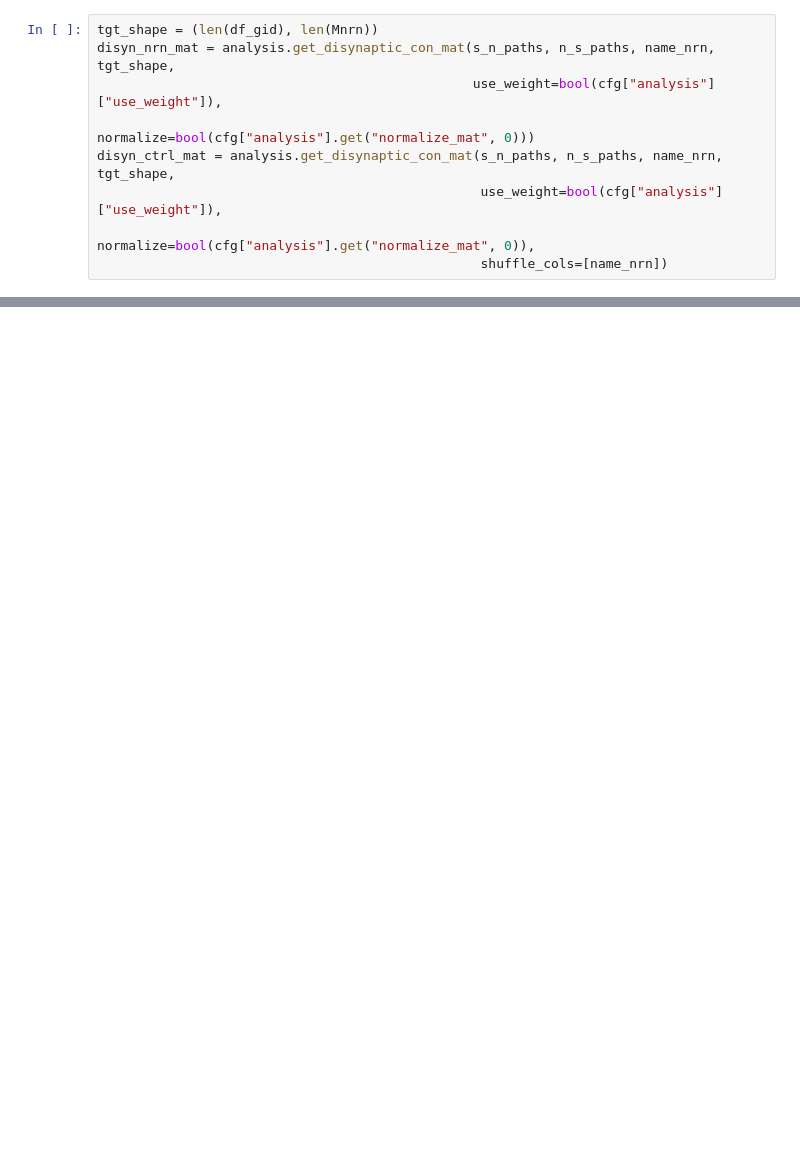
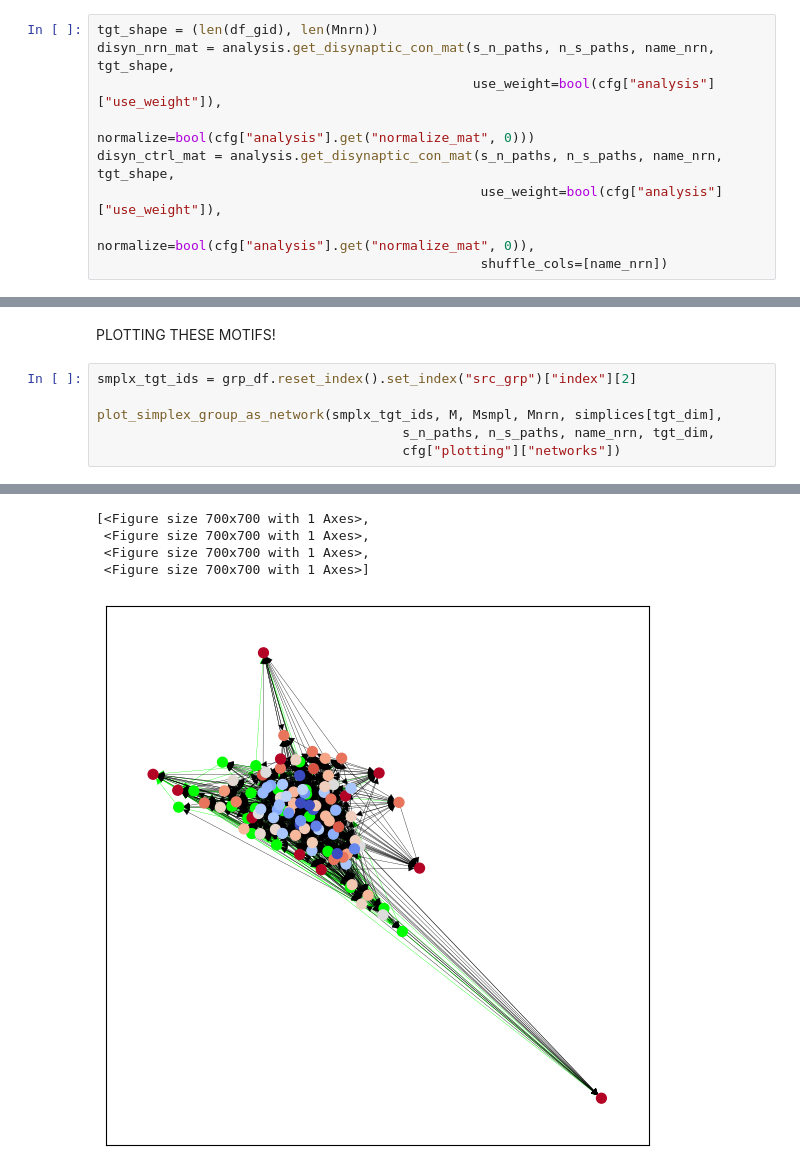
Before and after one commit to MWolfR/excitation_inhibition_topology, a Jupyter notebook: Topology of neurons relative to simplices.ipynb, the cells around one changed output, grey strips where cells are left out. Drawn from its saved outputs; the diff is of its cells as text; blank space fills up the shorter version.

```diff
--- a/Topology of neurons relative to simplices.ipynb
+++ b/Topology of neurons relative to simplices.ipynb
@@ -248,0 +353,9 @@ plt.colorbar(plt.imshow(clst_mat_disyn, aspect="auto", interpolation="nearest"))
+# %% [markdown]
+PLOTTING THESE MOTIFS!
+# %%
+smplx_tgt_ids = grp_df.reset_index().set_index("src_grp")["index"][2]
+
+plot_simplex_group_as_network(smplx_tgt_ids, M, Msmpl, Mnrn, simplices[tgt_dim],
+                                       s_n_paths, n_s_paths, name_nrn, tgt_dim,
+                                       cfg["plotting"]["networks"])
+# %% [output]
@@ -248,0 +363,5 @@ plt.colorbar(plt.imshow(clst_mat_disyn, aspect="auto", interpolation="nearest"))
+[<Figure size 700x700 with 1 Axes>,
+ <Figure size 700x700 with 1 Axes>,
+ <Figure size 700x700 with 1 Axes>,
+ <Figure size 700x700 with 1 Axes>]
+[figure, added]
```
Also changed, not shown: parts of 32 cells of this notebook, 3 other files.
